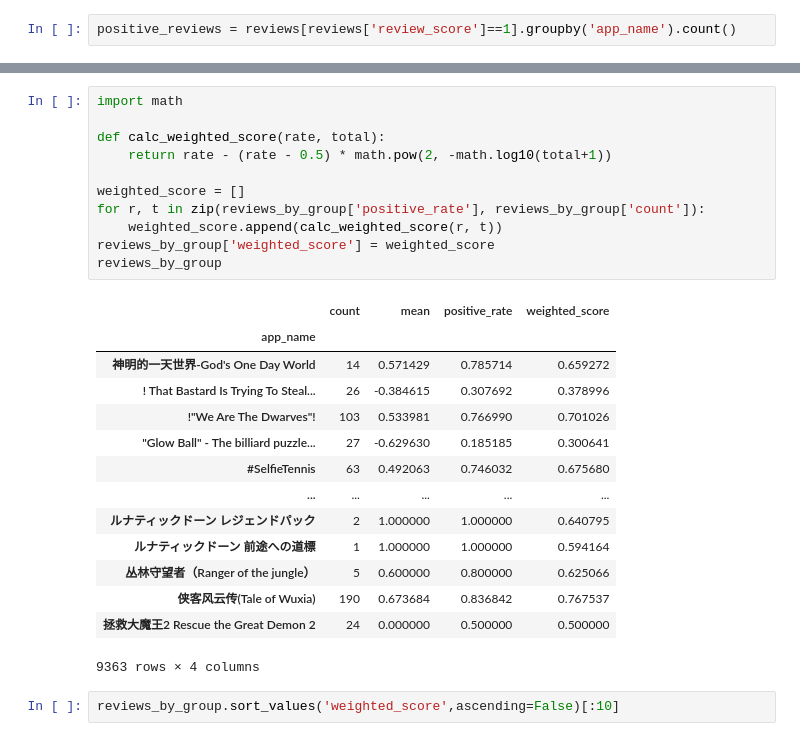
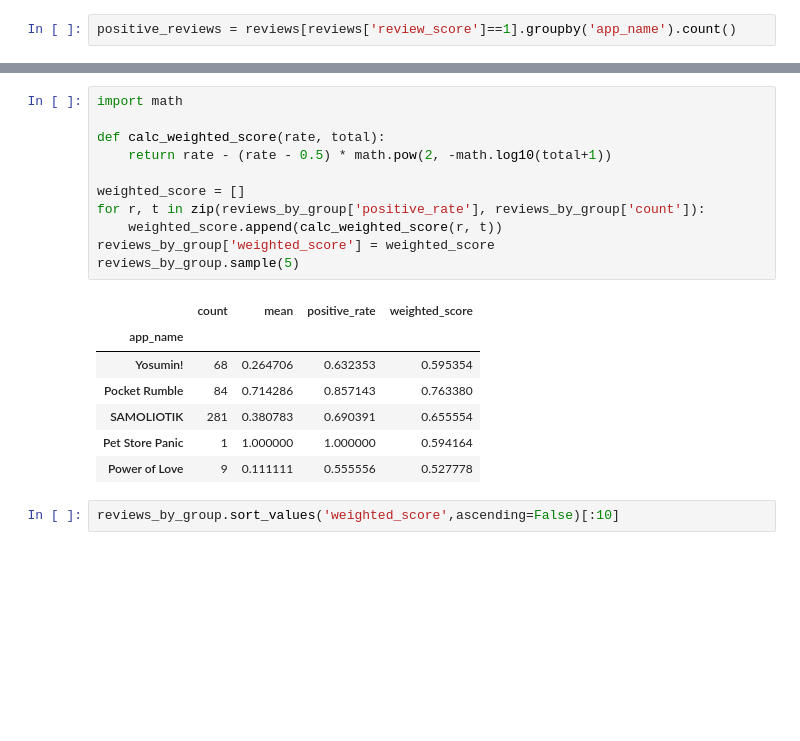
Before and after one commit to darrenchay/game_recommender, a Jupyter notebook: 1_weighted_score.ipynb, the cells around one changed output, grey strips where cells are left out. Saved outputs shown, nothing was run; the diff lists cells and outputs as text; blank space fills up the shorter version.

```diff
--- a/1_weighted_score.ipynb
+++ b/1_weighted_score.ipynb
@@ -74,29 +74,22 @@ reviews_by_group.sample(5)
 # %%
 import math
 
 def calc_weighted_score(rate, total):
     return rate - (rate - 0.5) * math.pow(2, -math.log10(total+1))
 
 weighted_score = []
 for r, t in zip(reviews_by_group['positive_rate'], reviews_by_group['count']):
     weighted_score.append(calc_weighted_score(r, t))
 reviews_by_group['weighted_score'] = weighted_score
-reviews_by_group
+reviews_by_group.sample(5)
 # %% [output]
 |  | count | mean | positive_rate | weighted_score |
 | app_name |  |  |  |  |
-| 神明的一天世界-God's One Day World | 14 | 0.571429 | 0.785714 | 0.659272 |
-| ! That Bastard Is Trying To Steal... | 26 | -0.384615 | 0.307692 | 0.378996 |
-| !"We Are The Dwarves"! | 103 | 0.533981 | 0.766990 | 0.701026 |
-| "Glow Ball" - The billiard puzzle... | 27 | -0.629630 | 0.185185 | 0.300641 |
-| #SelfieTennis | 63 | 0.492063 | 0.746032 | 0.675680 |
-| ... | ... | ... | ... | ... |
-| ルナティックドーン レジェンドパック | 2 | 1.000000 | 1.000000 | 0.640795 |
-| ルナティックドーン 前途への道標 | 1 | 1.000000 | 1.000000 | 0.594164 |
-| 丛林守望者（Ranger of the jungle） | 5 | 0.600000 | 0.800000 | 0.625066 |
-| 侠客风云传(Tale of Wuxia) | 190 | 0.673684 | 0.836842 | 0.767537 |
-| 拯救大魔王2 Rescue the Great Demon 2 | 24 | 0.000000 | 0.500000 | 0.500000 |
+| Yosumin! | 68 | 0.264706 | 0.632353 | 0.595354 |
+| Pocket Rumble | 84 | 0.714286 | 0.857143 | 0.763380 |
+| SAMOLIOTIK | 281 | 0.380783 | 0.690391 | 0.655554 |
+| Pet Store Panic | 1 | 1.000000 | 1.000000 | 0.594164 |
+| Power of Love | 9 | 0.111111 | 0.555556 | 0.527778 |
-9363 rows × 4 columns
 # %%
 reviews_by_group.sort_values('weighted_score',ascending=False)[:10]
 # %% [output]
```
Also changed, not shown: parts of 2 cells of this notebook, 3 other files.
